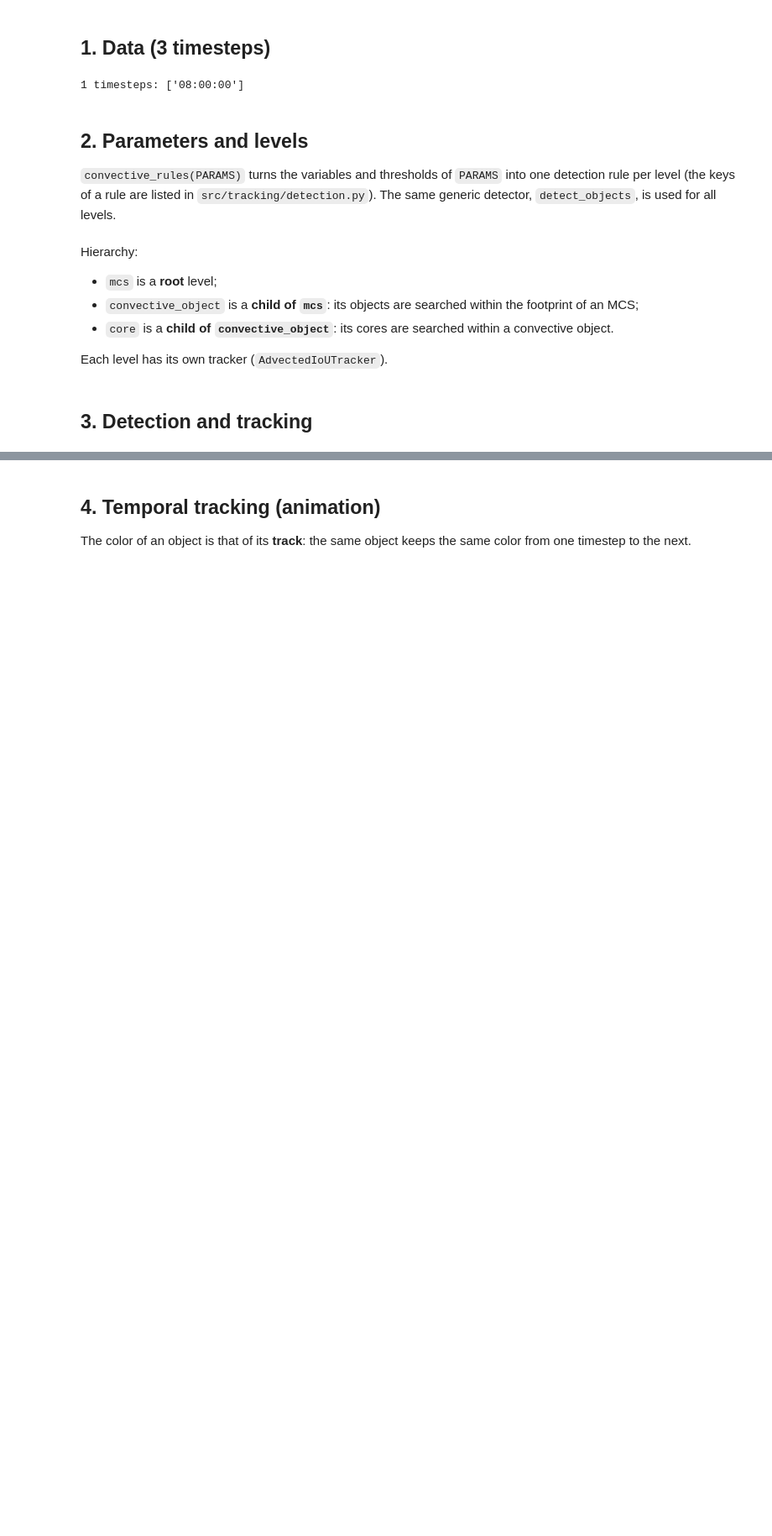
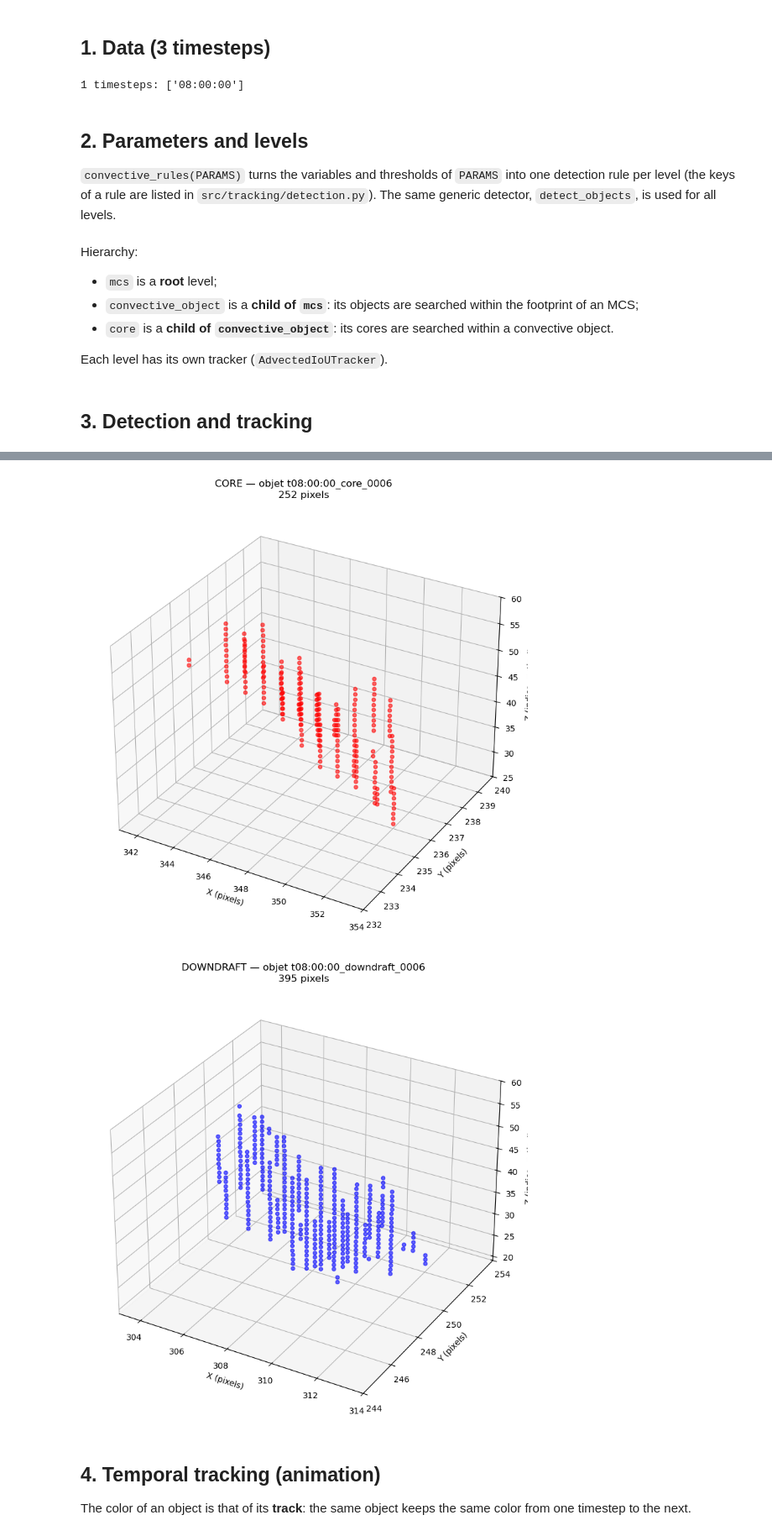
Before and after one commit to FlorianMEQ/convective_tracking, a Jupyter notebook: examples/convective_cores_example.ipynb, the cells around one changed output, grey strips where cells are left out. Shown at 84% size. Cells and saved outputs as stored; diff of their text form; code cells hidden in the pictures; blank space fills up the shorter version.

```diff
--- a/examples/convective_cores_example.ipynb
+++ b/examples/convective_cores_example.ipynb
@@ -239,3 +146,11 @@ NameError: name 't' is not defined
+# %%
+from plot_exemples import plot_object_3d
+
+plot_object_3d(0, "core", results, 5)
+plot_object_3d(0, "downdraft", results, 5)
+# %% [output]
+[figure, added]
+[figure, added]
 # %% [markdown]
 ## 4. Temporal tracking (animation)
 
```
Also changed, not shown: parts of 7 cells of this notebook, 15 other files.
